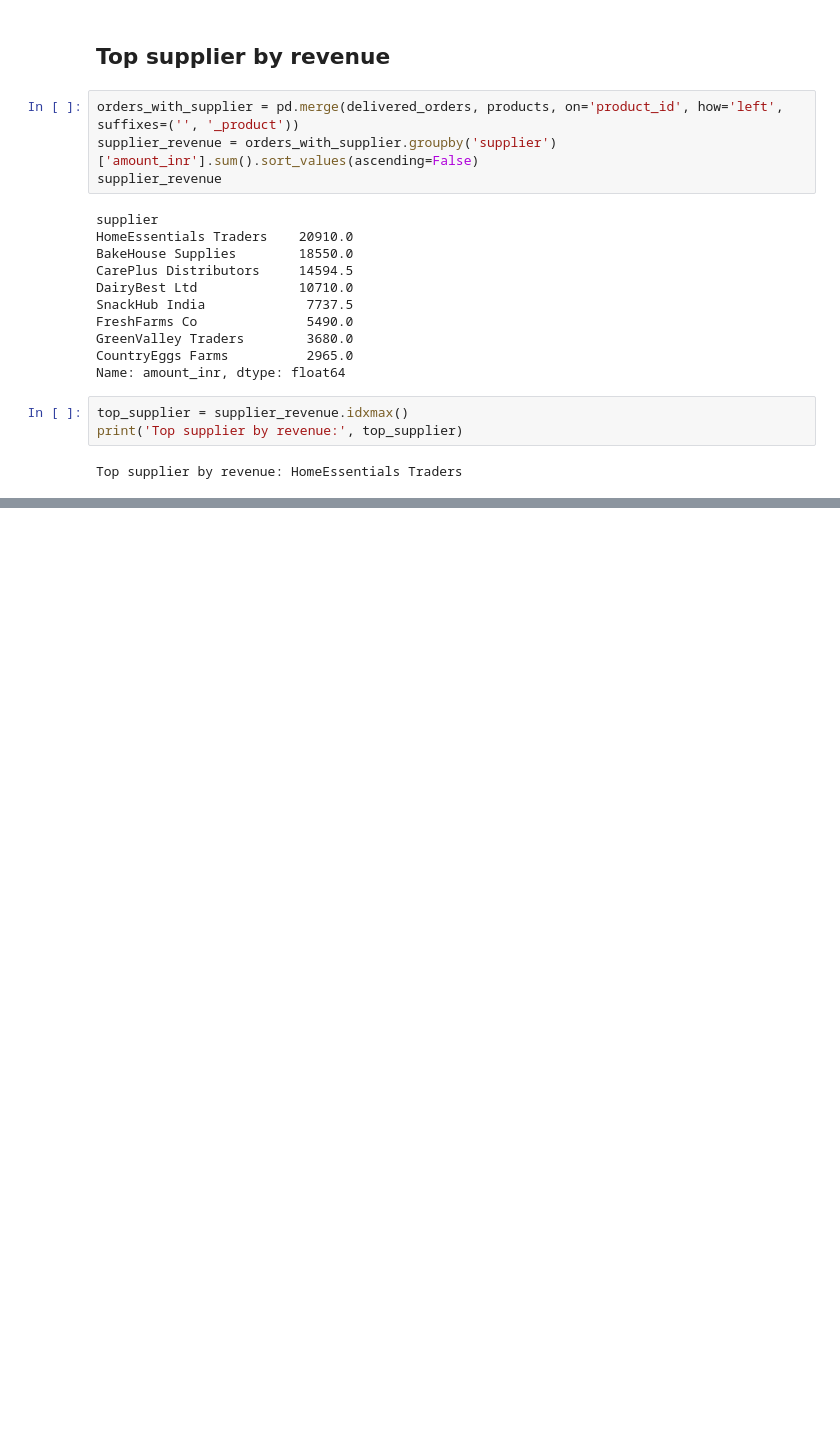
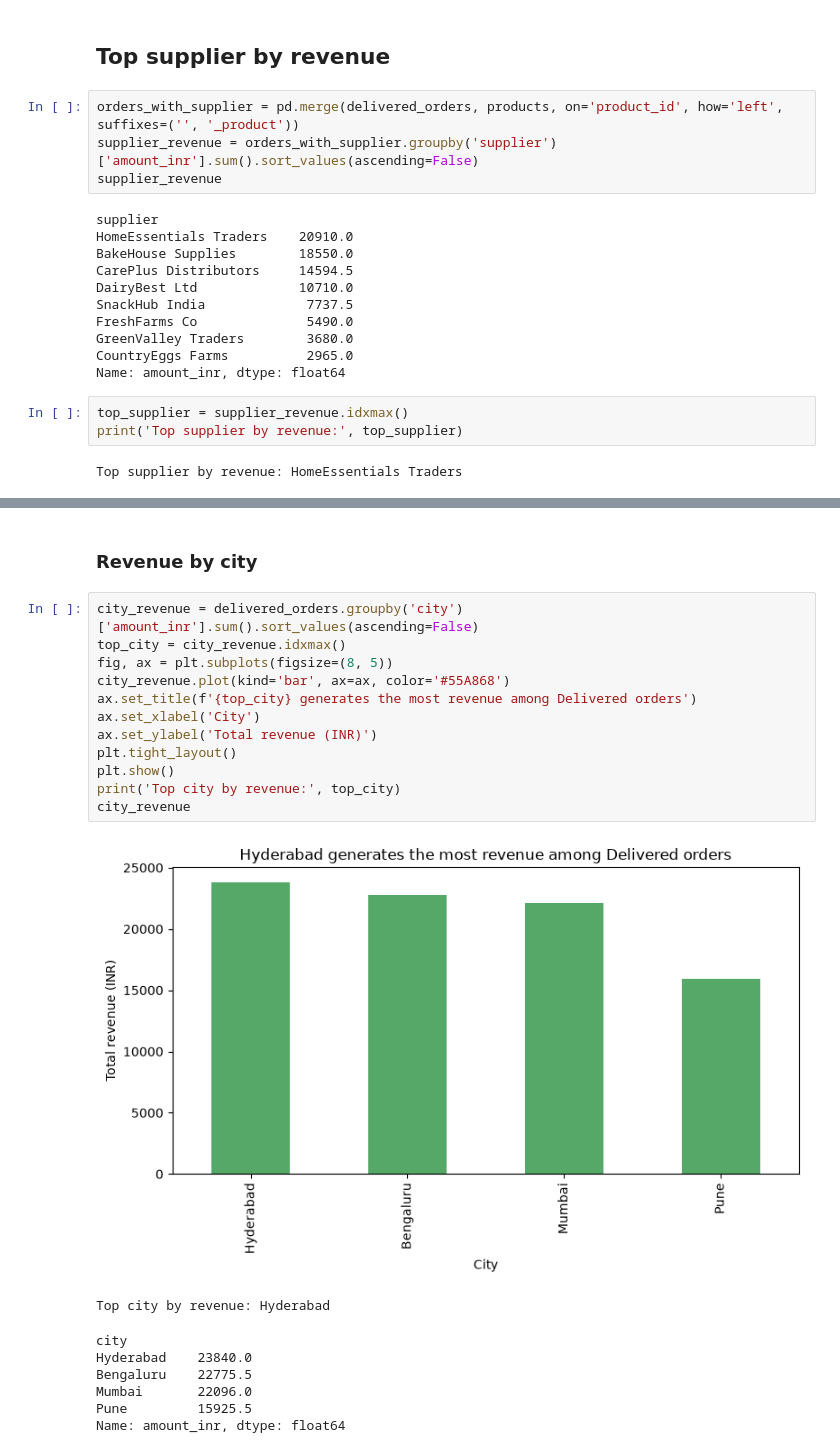
Before and after one commit to shallyJha/bigbasket-capstone, a Jupyter notebook: analysis.ipynb, the cells around one changed output, grey strips where cells are left out. Saved outputs shown, nothing was run; the diff lists cells and outputs as text; blank space fills up the shorter version.

```diff
--- a/analysis.ipynb
+++ b/analysis.ipynb
@@ -232,0 +279,23 @@ Top supplier matches Epic 1: True
+# %% [markdown]
+### Revenue by city
+# %%
+city_revenue = delivered_orders.groupby('city')['amount_inr'].sum().sort_values(ascending=False)
+top_city = city_revenue.idxmax()
+fig, ax = plt.subplots(figsize=(8, 5))
+city_revenue.plot(kind='bar', ax=ax, color='#55A868')
+ax.set_title(f'{top_city} generates the most revenue among Delivered orders')
+ax.set_xlabel('City')
+ax.set_ylabel('Total revenue (INR)')
+plt.tight_layout()
+plt.show()
+print('Top city by revenue:', top_city)
+city_revenue
+# %% [output]
+[figure, added]
+Top city by revenue: Hyderabad
+city
+Hyderabad    23840.0
+Bengaluru    22775.5
+Mumbai       22096.0
+Pune         15925.5
+Name: amount_inr, dtype: float64
```
Also changed, not shown: parts of 11 cells of this notebook, 1 other file.
